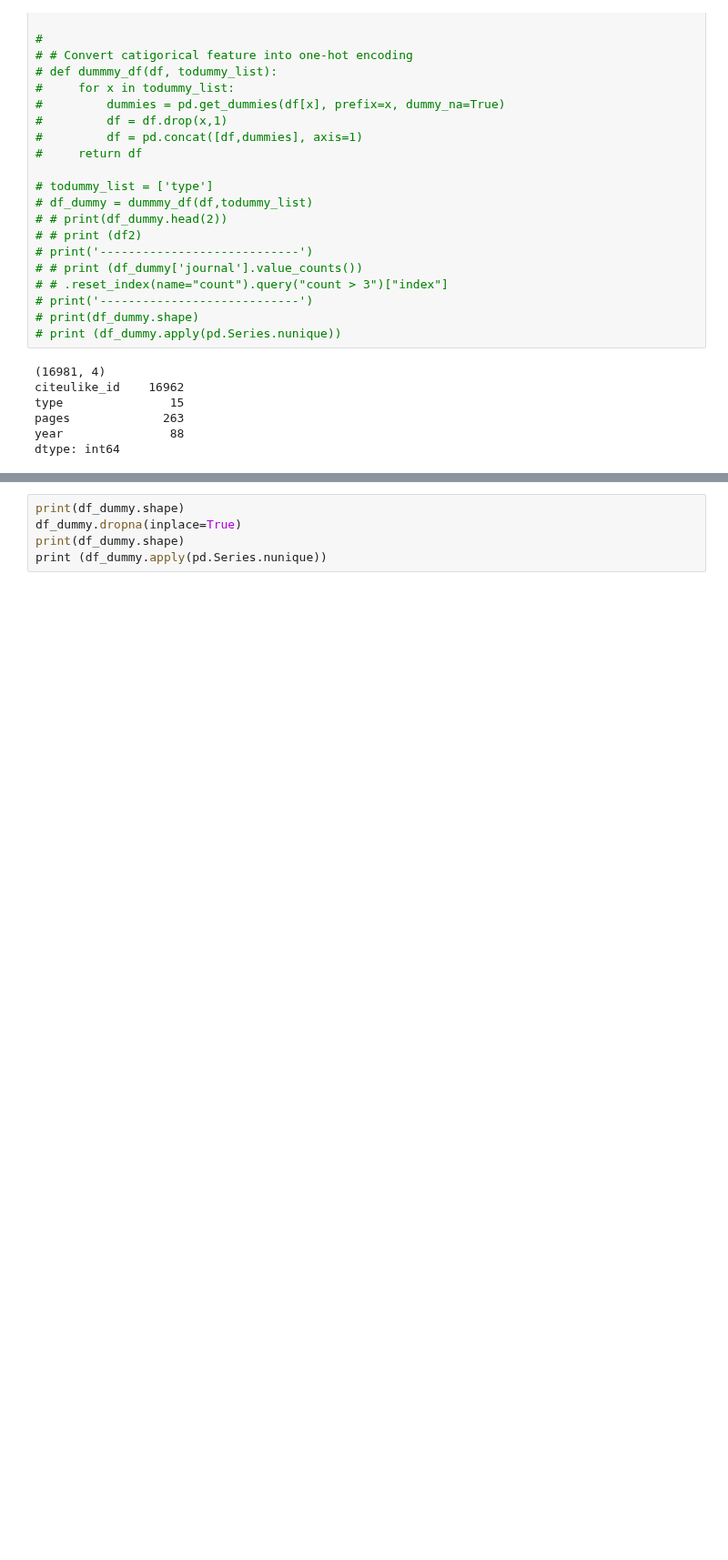
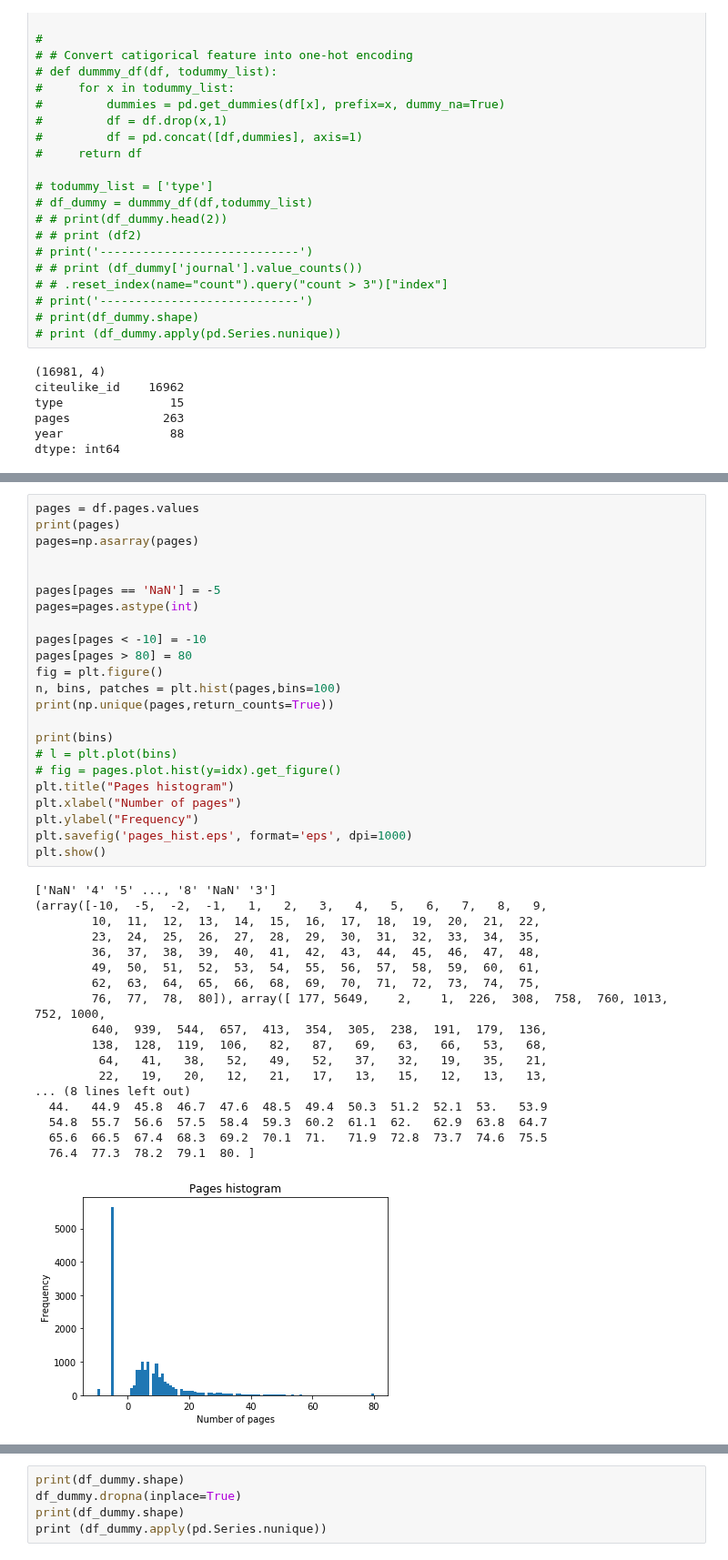
Before and after one commit to zwanli/atrnn-prototype, a Jupyter notebook: test.ipynb, the cells around one changed output, grey strips where cells are left out. Shown at 91% size. Saved outputs shown, nothing was run; the diff lists cells and outputs as text; blank space fills up the shorter version.

```diff
--- a/test.ipynb
+++ b/test.ipynb
@@ -119,0 +123,42 @@ print (df.pages.unique())
+# %%
+pages = df.pages.values
+print(pages)
+pages=np.asarray(pages)
+
+
+pages[pages == 'NaN'] = -5
+pages=pages.astype(int)
+
+pages[pages < -10] = -10
+pages[pages > 80] = 80
+fig = plt.figure()
+n, bins, patches = plt.hist(pages,bins=100)
+print(np.unique(pages,return_counts=True))
+
+print(bins)
+# l = plt.plot(bins)
+# fig = pages.plot.hist(y=idx).get_figure()
+plt.title("Pages histogram")
+plt.xlabel("Number of pages")
+plt.ylabel("Frequency")
+plt.savefig('pages_hist.eps', format='eps', dpi=1000)
+plt.show()
+# %% [output]
+['NaN' '4' '5' ..., '8' 'NaN' '3']
+(array([-10,  -5,  -2,  -1,   1,   2,   3,   4,   5,   6,   7,   8,   9,
+        10,  11,  12,  13,  14,  15,  16,  17,  18,  19,  20,  21,  22,
+        23,  24,  25,  26,  27,  28,  29,  30,  31,  32,  33,  34,  35,
+        36,  37,  38,  39,  40,  41,  42,  43,  44,  45,  46,  47,  48,
+        49,  50,  51,  52,  53,  54,  55,  56,  57,  58,  59,  60,  61,
+        62,  63,  64,  65,  66,  68,  69,  70,  71,  72,  73,  74,  75,
+        76,  77,  78,  80]), array([ 177, 5649,    2,    1,  226,  308,  758,  760, 1013,  752, 1000,
+        640,  939,  544,  657,  413,  354,  305,  238,  191,  179,  136,
+        138,  128,  119,  106,   82,   87,   69,   63,   66,   53,   68,
+         64,   41,   38,   52,   49,   52,   37,   32,   19,   35,   21,
+         22,   19,   20,   12,   21,   17,   13,   15,   12,   13,   13,
+... (8 lines left out)
+  44.   44.9  45.8  46.7  47.6  48.5  49.4  50.3  51.2  52.1  53.   53.9
+  54.8  55.7  56.6  57.5  58.4  59.3  60.2  61.1  62.   62.9  63.8  64.7
+  65.6  66.5  67.4  68.3  69.2  70.1  71.   71.9  72.8  73.7  74.6  75.5
+  76.4  77.3  78.2  79.1  80. ]
+[figure, added]
```
Also changed, not shown: parts of 12 cells of this notebook, 3 other files.
